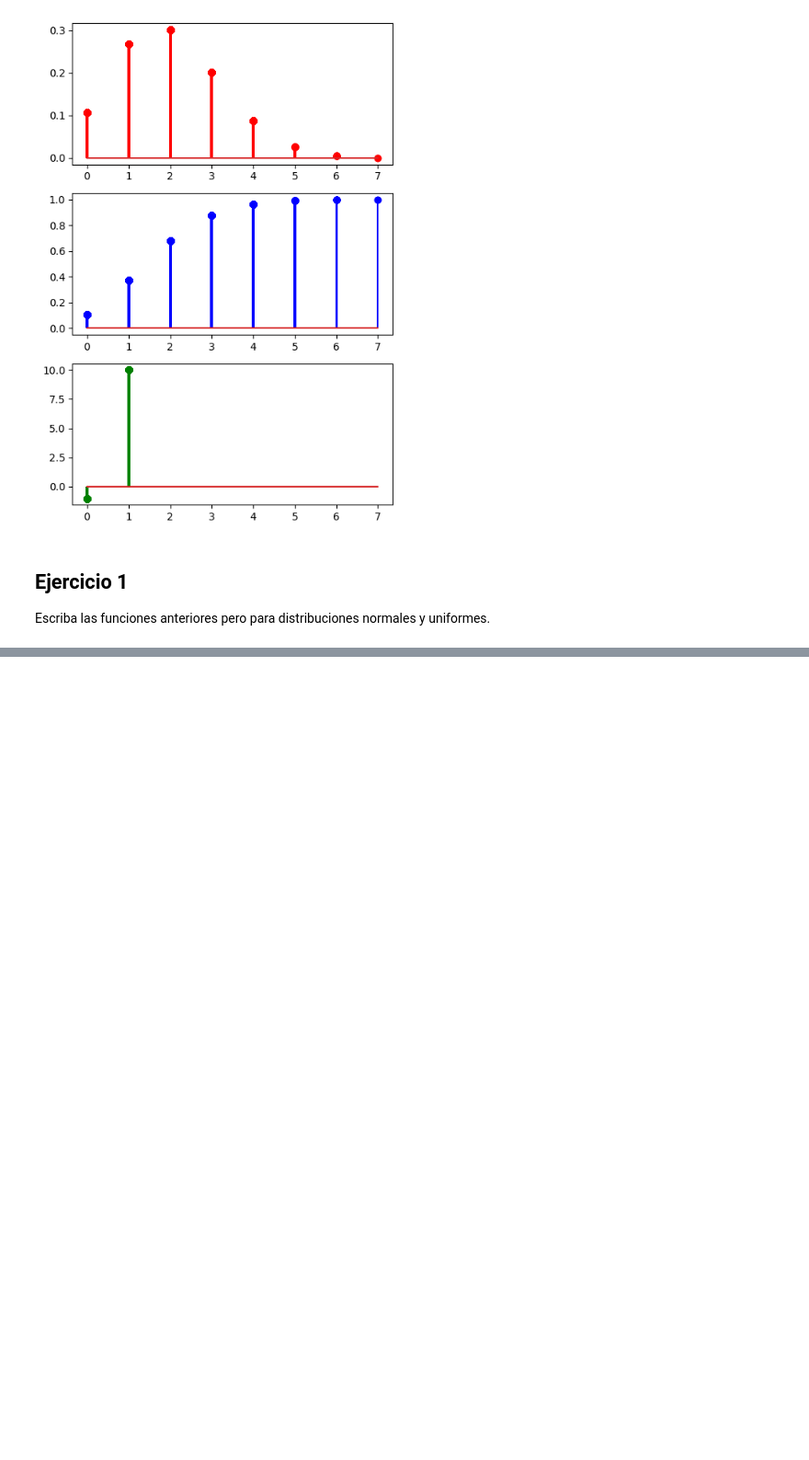
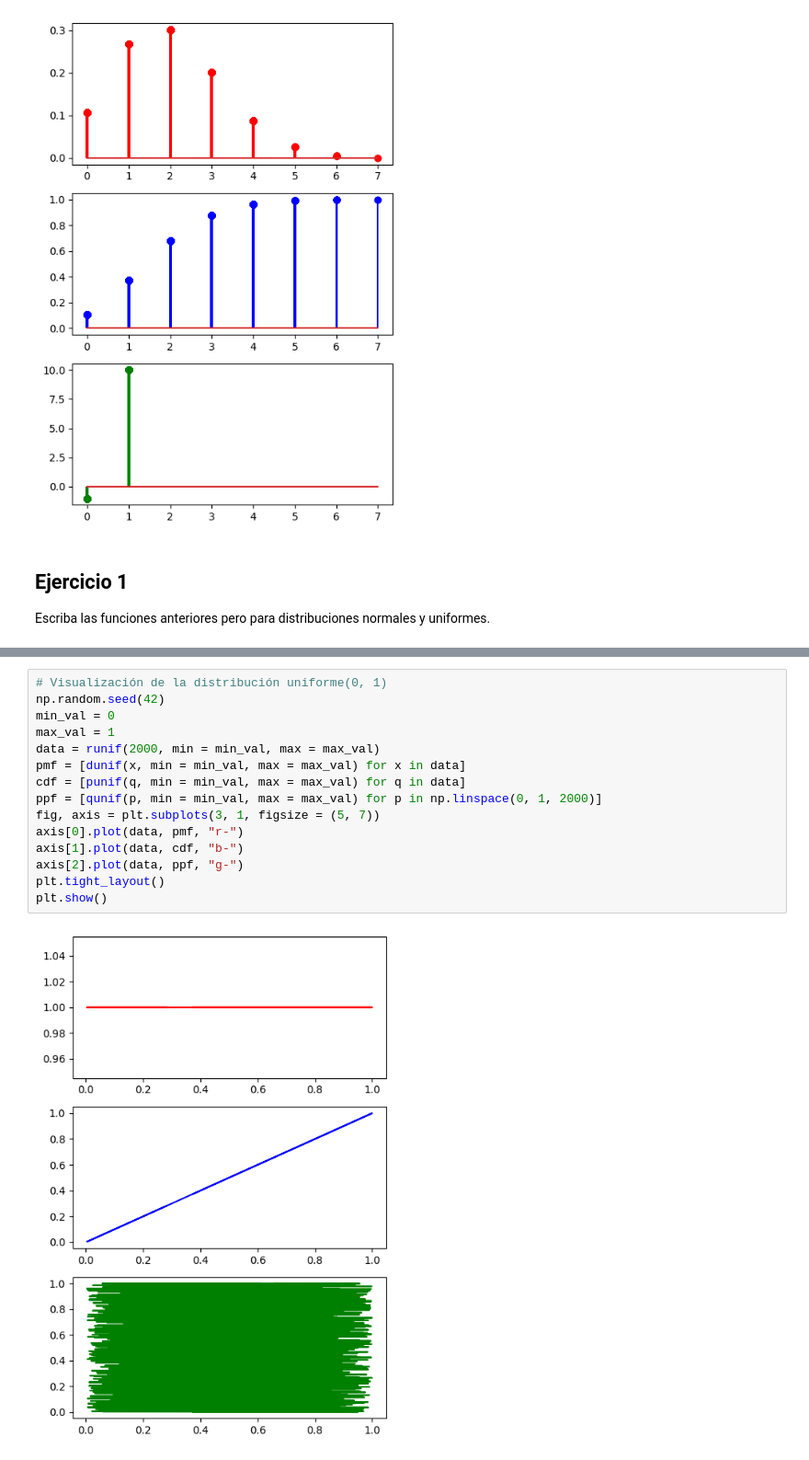
Before and after one commit to 4GeeksAcademy/aliasys-distribucion, a Jupyter notebook: notebook/problems.es.ipynb, the cells around one changed output, grey strips where cells are left out. Shown at 92% size. Drawn from its saved outputs; the diff is of its cells as text; blank space fills up the shorter version.

```diff
--- a/notebook/problems.es.ipynb
+++ b/notebook/problems.es.ipynb
@@ -84,0 +195,17 @@ Escriba las funciones anteriores pero para distribuciones normales y uniformes.
+# %%
+# Visualización de la distribución uniforme(0, 1)
+np.random.seed(42)
+min_val = 0
+max_val = 1
+data = runif(2000, min = min_val, max = max_val)
+pmf = [dunif(x, min = min_val, max = max_val) for x in data]
+cdf = [punif(q, min = min_val, max = max_val) for q in data]
+ppf = [qunif(p, min = min_val, max = max_val) for p in np.linspace(0, 1, 2000)]
+fig, axis = plt.subplots(3, 1, figsize = (5, 7))
+axis[0].plot(data, pmf, "r-")
+axis[1].plot(data, cdf, "b-")
+axis[2].plot(data, ppf, "g-")
+plt.tight_layout()
+plt.show()
+# %% [output]
+[figure, added]
```
Also changed, not shown: parts of 11 cells of this notebook.
